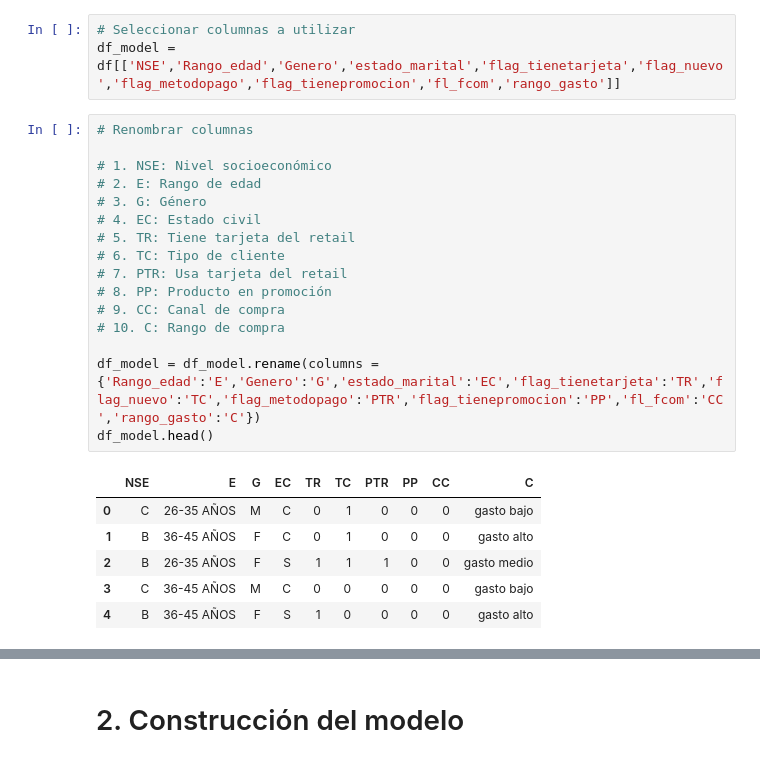
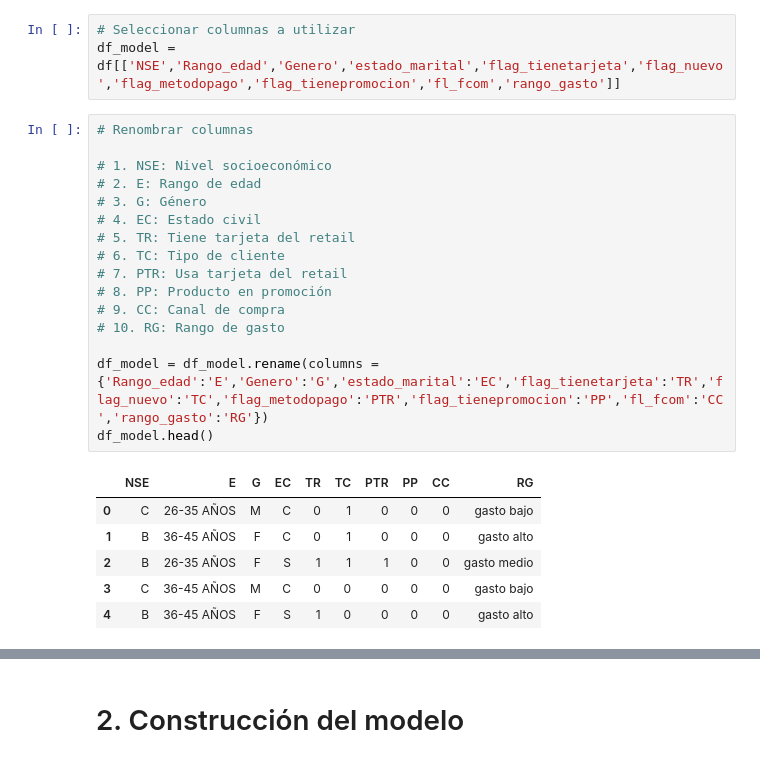
Before and after one commit to maribcs/mgp-bayesian-network-retail, a Jupyter notebook: bayesian_network_retail.ipynb, the cells around one changed output, grey strips where cells are left out. Drawn from its saved outputs; the diff is of its cells as text.

```diff
--- a/bayesian_network_retail.ipynb
+++ b/bayesian_network_retail.ipynb
@@ -28,21 +28,21 @@ df_model = df[['NSE','Rango_edad','Genero','estado_marital','flag_tienetarjeta',
 # %%
 # Renombrar columnas
 
 # 1. NSE: Nivel socioeconómico
 # 2. E: Rango de edad
 # 3. G: Género
 # 4. EC: Estado civil
 # 5. TR: Tiene tarjeta del retail
 # 6. TC: Tipo de cliente
 # 7. PTR: Usa tarjeta del retail
 # 8. PP: Producto en promoción
 # 9. CC: Canal de compra
-# 10. C: Rango de compra
+# 10. RG: Rango de gasto
 
-df_model = df_model.rename(columns = {'Rango_edad':'E','Genero':'G','estado_marital':'EC','flag_tienetarjeta':'TR','flag_nuevo':'TC','flag_metodopago':'PTR','flag_tienepromocion':'PP','fl_fcom':'CC','rango_gasto':'C'})
+df_model = df_model.rename(columns = {'Rango_edad':'E','Genero':'G','estado_marital':'EC','flag_tienetarjeta':'TR','flag_nuevo':'TC','flag_metodopago':'PTR','flag_tienepromocion':'PP','fl_fcom':'CC','rango_gasto':'RG'})
 df_model.head()
 # %% [output]
-|  | NSE | E | G | EC | TR | TC | PTR | PP | CC | C |
+|  | NSE | E | G | EC | TR | TC | PTR | PP | CC | RG |
 | 0 | C | 26-35 AÑOS | M | C | 0 | 1 | 0 | 0 | 0 | gasto bajo |
 | 1 | B | 36-45 AÑOS | F | C | 0 | 1 | 0 | 0 | 0 | gasto alto |
 | 2 | B | 26-35 AÑOS | F | S | 1 | 1 | 1 | 0 | 0 | gasto medio |
```
Also changed, not shown: parts of 62 cells of this notebook.
